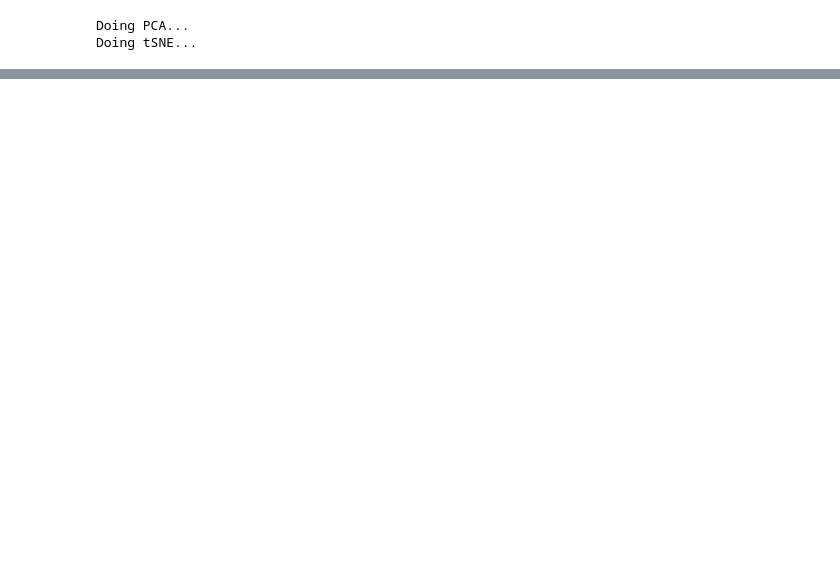
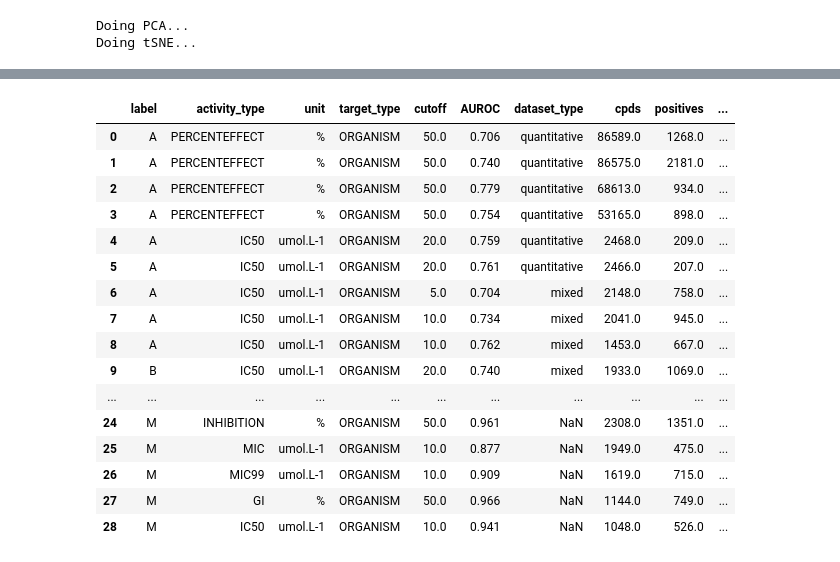
Before and after one commit to ersilia-os/chembl-antimicrobial-tasks, a Jupyter notebook: notebooks/diagnosis.ipynb, the cells around one changed output, grey strips where cells are left out. Cells and saved outputs as stored; diff of their text form; code cells hidden in the pictures; blank space fills up the shorter version.

```diff
--- a/notebooks/diagnosis.ipynb
+++ b/notebooks/diagnosis.ipynb
@@ -419,0 +439,20 @@ plt.show()
+# %%
+final_datasets
+# %% [output]
+|  | label | activity_type | unit | target_type | cutoff | AUROC | dataset_type | cpds | positives | ... |
+| 0 | A | PERCENTEFFECT | % | ORGANISM | 50.0 | 0.706 | quantitative | 86589.0 | 1268.0 | ... |
+| 1 | A | PERCENTEFFECT | % | ORGANISM | 50.0 | 0.740 | quantitative | 86575.0 | 2181.0 | ... |
+| 2 | A | PERCENTEFFECT | % | ORGANISM | 50.0 | 0.779 | quantitative | 68613.0 | 934.0 | ... |
+| 3 | A | PERCENTEFFECT | % | ORGANISM | 50.0 | 0.754 | quantitative | 53165.0 | 898.0 | ... |
+| 4 | A | IC50 | umol.L-1 | ORGANISM | 20.0 | 0.759 | quantitative | 2468.0 | 209.0 | ... |
+| 5 | A | IC50 | umol.L-1 | ORGANISM | 20.0 | 0.761 | quantitative | 2466.0 | 207.0 | ... |
+| 6 | A | IC50 | umol.L-1 | ORGANISM | 5.0 | 0.704 | mixed | 2148.0 | 758.0 | ... |
+| 7 | A | IC50 | umol.L-1 | ORGANISM | 10.0 | 0.734 | mixed | 2041.0 | 945.0 | ... |
+| 8 | A | IC50 | umol.L-1 | ORGANISM | 10.0 | 0.762 | mixed | 1453.0 | 667.0 | ... |
+| 9 | B | IC50 | umol.L-1 | ORGANISM | 20.0 | 0.740 | mixed | 1933.0 | 1069.0 | ... |
+| ... | ... | ... | ... | ... | ... | ... | ... | ... | ... | ... |
+| 24 | M | INHIBITION | % | ORGANISM | 50.0 | 0.961 | NaN | 2308.0 | 1351.0 | ... |
+| 25 | M | MIC | umol.L-1 | ORGANISM | 10.0 | 0.877 | NaN | 1949.0 | 475.0 | ... |
+| 26 | M | MIC99 | umol.L-1 | ORGANISM | 10.0 | 0.909 | NaN | 1619.0 | 715.0 | ... |
+| 27 | M | GI | % | ORGANISM | 50.0 | 0.966 | NaN | 1144.0 | 749.0 | ... |
+| 28 | M | IC50 | umol.L-1 | ORGANISM | 10.0 | 0.941 | NaN | 1048.0 | 526.0 | ... |
```
Also changed, not shown: parts of 3 cells of this notebook, 1 other file.
